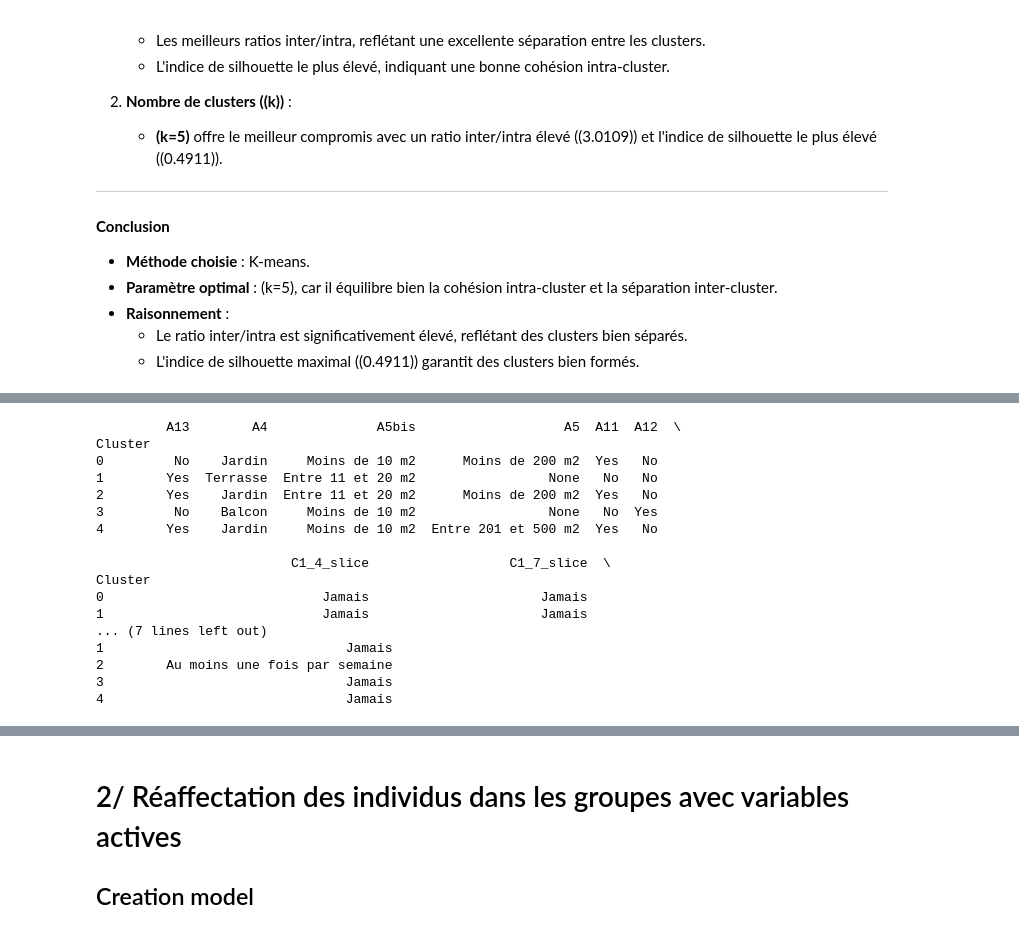
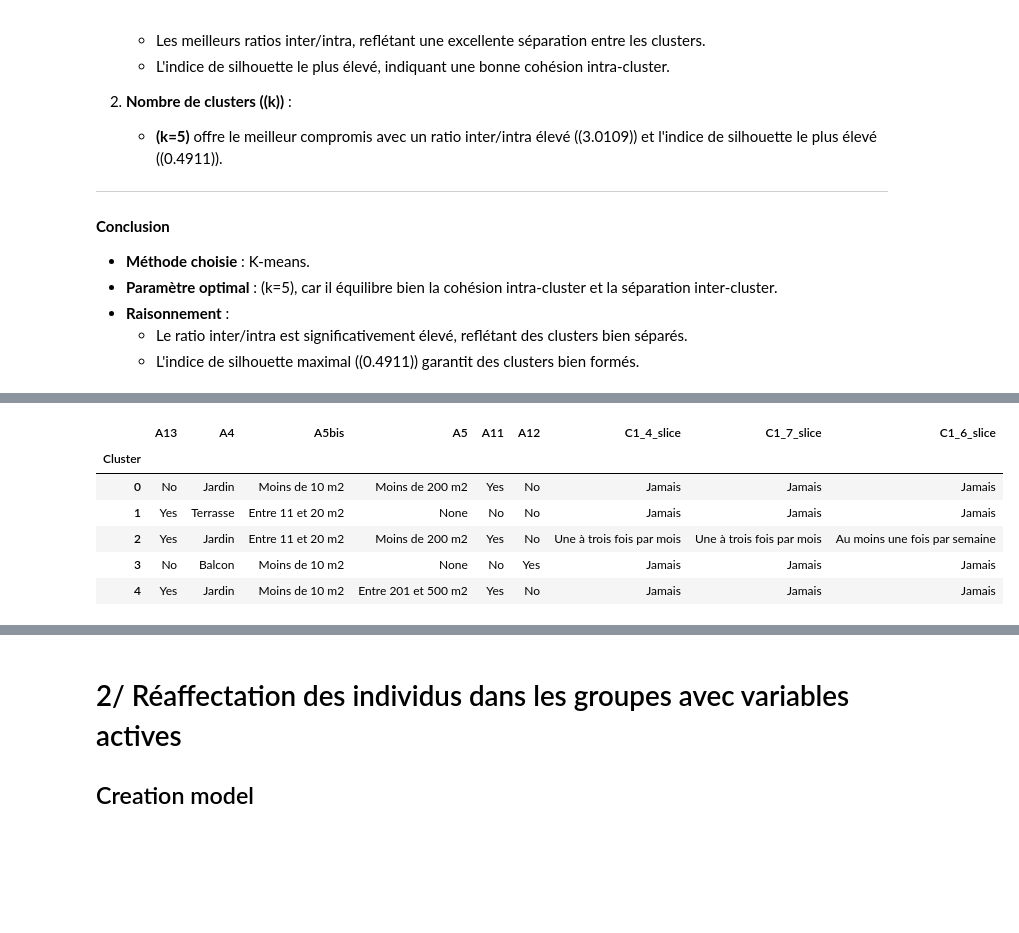
Before and after one commit to scia-assistant/kantar-LMD, a Jupyter notebook: extraction_kantar.ipynb, the cells around one changed output, grey strips where cells are left out. Saved outputs shown, nothing was run; the diff lists cells and outputs as text; code cells hidden in the pictures; blank space fills up the shorter version.

```diff
--- a/extraction_kantar.ipynb
+++ b/extraction_kantar.ipynb
@@ -585,37 +603,27 @@ visualize_clusters(green_pca, green_labels)
 # %%
 df_analysis = df_labels.copy()
-df_analysis['Cluster'] = green_labels
+df_analysis['Cluster'] = usage_labels
 section = ['Cluster', 'A13', 'A4', 'A5bis', 'A5', 'A11', 'A12', 'C1_4_slice', 'C1_7_slice', 'C1_6_slice']
 df_analysis = df_analysis[section]
 
 summary = df_analysis.groupby('Cluster').agg({
-    'A13': lambda x: x.value_counts().idxmax(),            # Mode
-    'A4': lambda x: x.value_counts().idxmax(),             # Mode
-    'A5bis': lambda x: x.value_counts().idxmax() if x.notnull().any() else None,  # Mode avec gestion des NaN
-    'A5': lambda x: x.value_counts().idxmax() if x.notnull().any() else None,     # Mode avec gestion des NaN
-    'A11': lambda x: x.value_counts().idxmax(),            # Mode
-    'A12': lambda x: x.value_counts().idxmax(),            # Mode
-    'C1_4_slice': lambda x: x.value_counts().idxmax(),     # Mode
-    'C1_7_slice': lambda x: x.value_counts().idxmax(),     # Mode
-    'C1_6_slice': lambda x: x.value_counts().idxmax()      # Mode
+    'A13': lambda x: x.value_counts().idxmax(),
+    'A4': lambda x: x.value_counts().idxmax(),
+    'A5bis': lambda x: x.value_counts().idxmax() if x.notnull().any() else None,
+    'A5': lambda x: x.value_counts().idxmax() if x.notnull().any() else None,
+    'A11': lambda x: x.value_counts().idxmax(),
+    'A12': lambda x: x.value_counts().idxmax(),
+    'C1_4_slice': lambda x: x.value_counts().idxmax(),
+    'C1_7_slice': lambda x: x.value_counts().idxmax(),
+    'C1_6_slice': lambda x: x.value_counts().idxmax()
 })
 
-print(summary)
+summary
 # %% [output]
-         A13        A4              A5bis                   A5  A11  A12  \
-Cluster
-0         No    Jardin     Moins de 10 m2      Moins de 200 m2  Yes   No
-1        Yes  Terrasse  Entre 11 et 20 m2                 None   No   No
-2        Yes    Jardin  Entre 11 et 20 m2      Moins de 200 m2  Yes   No
-3         No    Balcon     Moins de 10 m2                 None   No  Yes
-4        Yes    Jardin     Moins de 10 m2  Entre 201 et 500 m2  Yes   No
-
-                         C1_4_slice                  C1_7_slice  \
-Cluster
-0                            Jamais                      Jamais
-1                            Jamais                      Jamais
-... (7 lines left out)
-1                               Jamais
-2        Au moins une fois par semaine
-3                               Jamais
-4                               Jamais
+|  | A13 | A4 | A5bis | A5 | A11 | A12 | C1_4_slice | C1_7_slice | C1_6_slice |
+| Cluster |  |  |  |  |  |  |  |  |  |
+| 0 | No | Jardin | Moins de 10 m2 | Moins de 200 m2 | Yes | No | Jamais | Jamais | Jamais |
+| 1 | Yes | Terrasse | Entre 11 et 20 m2 | None | No | No | Jamais | Jamais | Jamais |
+| 2 | Yes | Jardin | Entre 11 et 20 m2 | Moins de 200 m2 | Yes | No | Une à trois fois par mois | Une à trois fois par mois | Au moins une fois par semaine |
+| 3 | No | Balcon | Moins de 10 m2 | None | No | Yes | Jamais | Jamais | Jamais |
+| 4 | Yes | Jardin | Moins de 10 m2 | Entre 201 et 500 m2 | Yes | No | Jamais | Jamais | Jamais |
```
Also changed, not shown: parts of 43 cells of this notebook.
